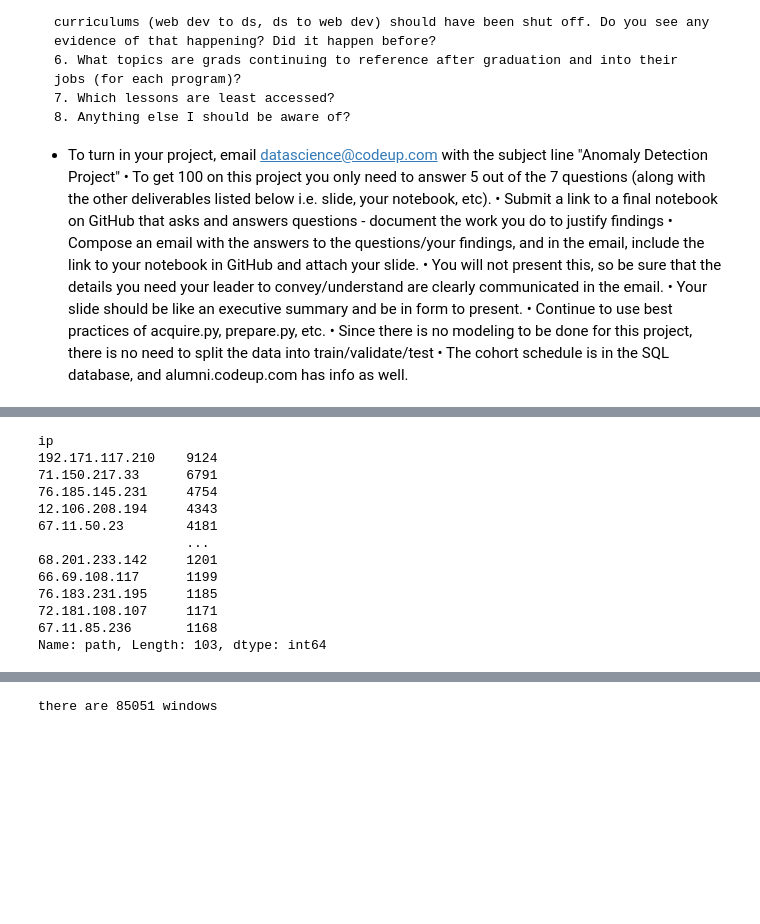
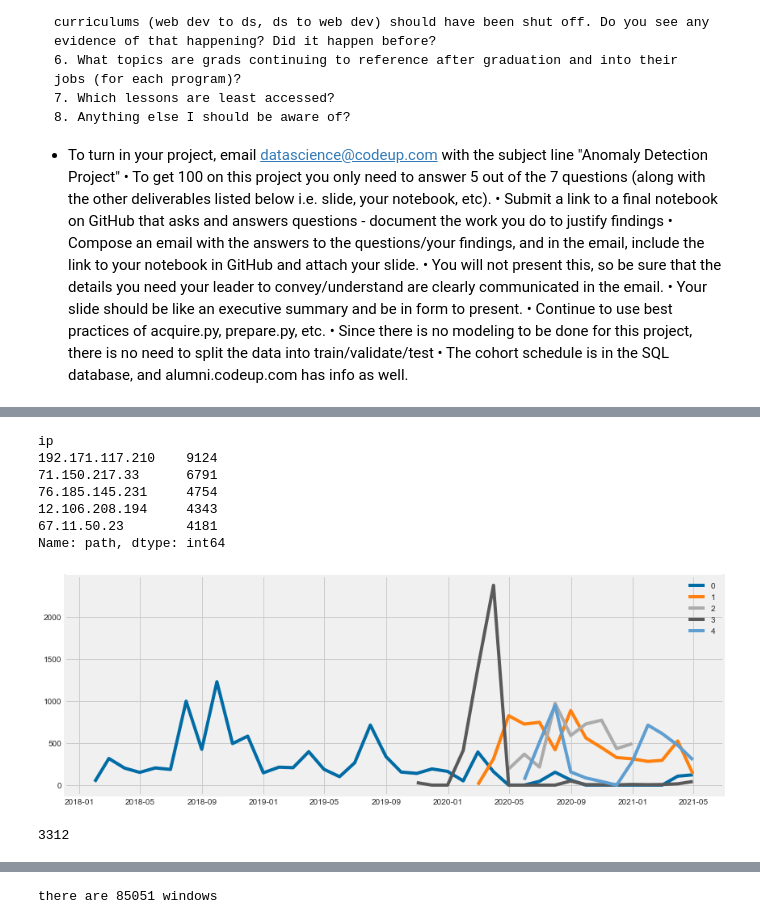
Before and after one commit to konstanzer/anomaly-detection-exercises, a Jupyter notebook: project/curriculum-logs.ipynb, the cells around one changed output, grey strips where cells are left out. Saved outputs shown, nothing was run; the diff lists cells and outputs as text; code cells hidden in the pictures; blank space fills up the shorter version.

```diff
--- a/project/curriculum-logs.ipynb
+++ b/project/curriculum-logs.ipynb
@@ -147,7 +148,7 @@ memory usage: 31.6+ MB
 pings_by_ip = df.groupby('ip').count()['path'].sort_values(ascending=False)
 stdev = 3 #more than 3 std above mean
 anomaly_ips = pings_by_ip[pings_by_ip > pings_by_ip.mean() + stdev*pings_by_ip.std()]
-anomaly_ips
+anomaly_ips.head()
 # %% [output]
 ip
 192.171.117.210    9124
@@ -155,10 +156,15 @@ ip
 76.185.145.231     4754
 12.106.208.194     4343
 67.11.50.23        4181
-                   ...
-68.201.233.142     1201
-66.69.108.117      1199
-76.183.231.195     1185
-72.181.108.107     1171
-67.11.85.236       1168
-Name: path, Length: 103, dtype: int64
+Name: path, dtype: int64
+# %%
+for idx in range(5):
+    plt.plot(df[df.ip==anomaly_ips.index[idx]].resample("M").count().iloc[:,0])
+plt.legend(range(5))
+plt.show()
+# %% [output]
+[figure, added]
+# %%
+1369+989+954
+# %% [output]
+3312
```
Also changed, not shown: parts of 19 cells of this notebook, 6 other files.
